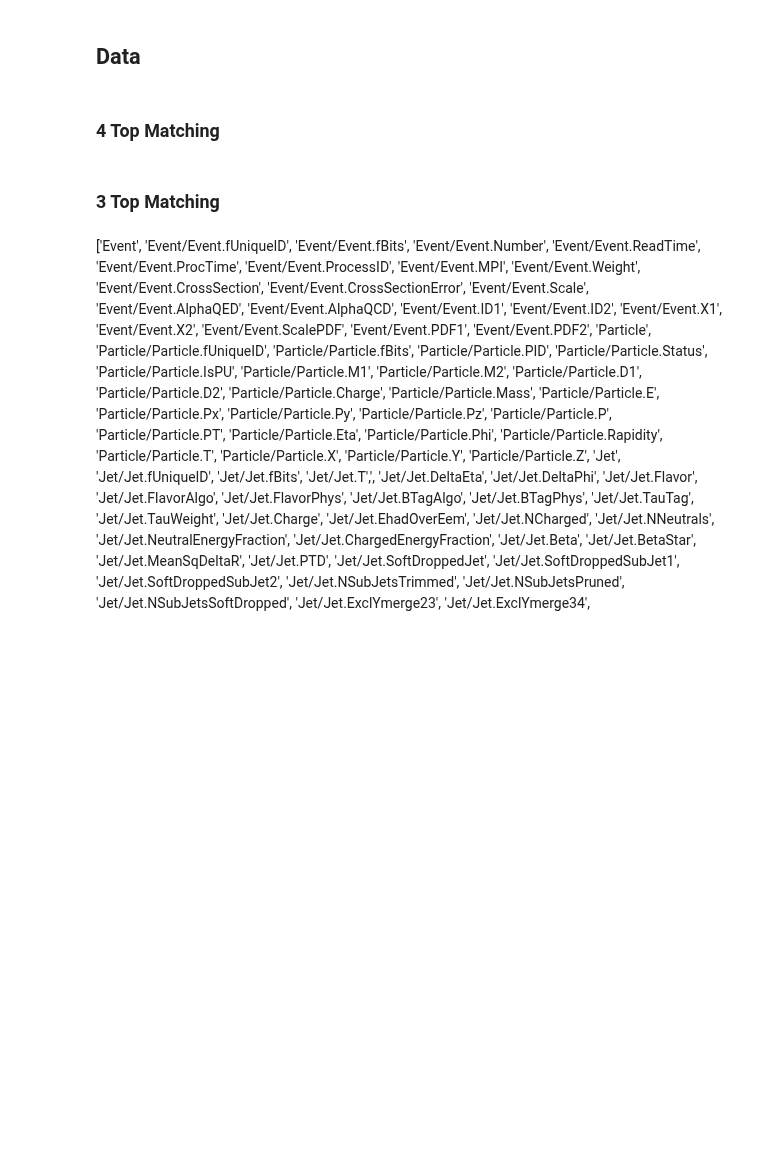
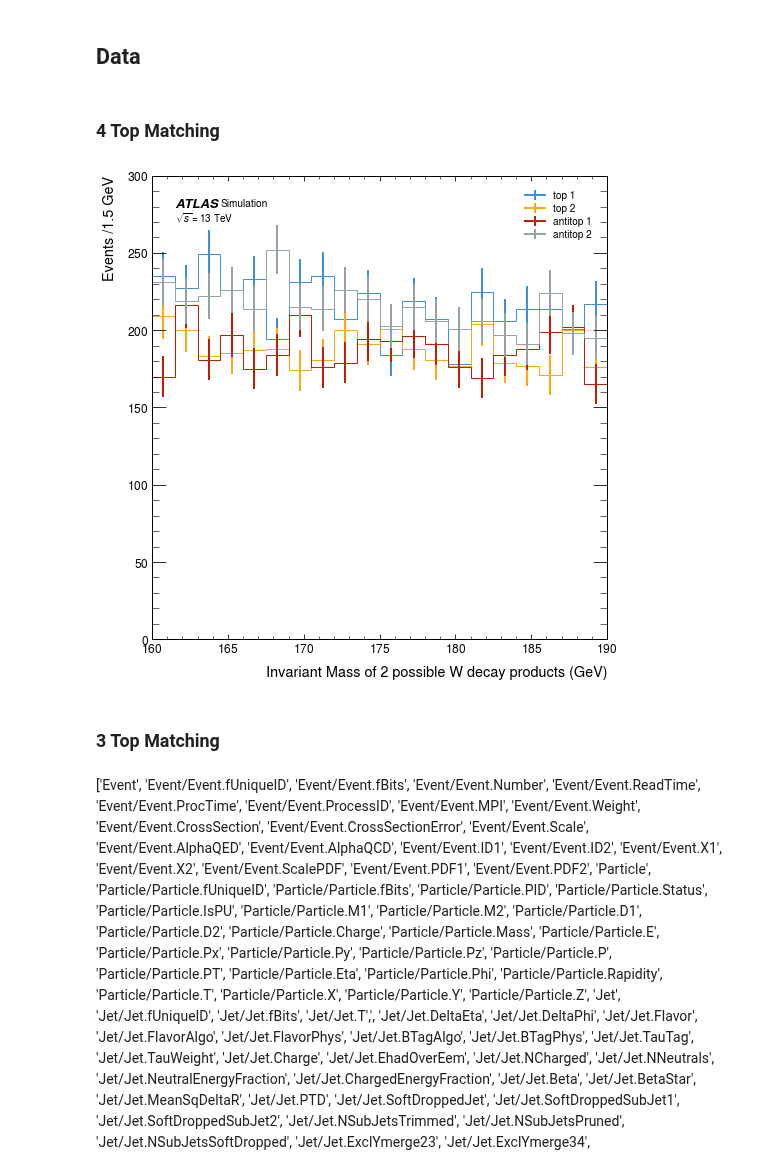
Before and after one commit to archiebrooks02/MPHYS-4Top, a Jupyter notebook: matching.ipynb, the cells around one changed output. Saved outputs shown, nothing was run; the diff lists cells and outputs as text; code cells hidden in the pictures; blank space fills up the shorter version.

Commit message:
Added comparison graphs

```diff
--- a/matching.ipynb
+++ b/matching.ipynb
@@ -31,7 +31,7 @@ def histogram(data, bins, data_label, axes, density=False, ratio=False, ratio_ax
         bin_width = bin_edges[1]-bin_edges[0]
         for i in range(len(data)):
             if type(data[i])!= 'numpy.ndarray':
-                data[i] = np.array(awkward.to_numpy(data[i]))
+                data[i] = np.array(ak.to_numpy(data[i]))
             hist = bh.Histogram(bh.axis.Regular(bins, global_min, global_max))
             hist.fill(data[i], weight=weight_array[i]) if weight_array is not None else hist.fill(data[i])
             norm_factor = np.sum(hist.counts() * np.diff(hist.axes[0].edges))
@@ -65,8 +65,8 @@ def histogram(data, bins, data_label, axes, density=False, ratio=False, ratio_ax
 
 def n_combinations(particles, n, dictionary, type):
     i = n
-    while len(particles[awkward.num(particles)>=i])!=0:
-        particles_i = particles[awkward.num(particles)==i]
+    while len(particles[ak.num(particles)>=i])!=0:
+        particles_i = particles[ak.num(particles)==i]
         if len(particles_i)==0:
             i+=1
             continue
@@ -77,10 +77,10 @@ def n_combinations(particles, n, dictionary, type):
 
 def truth_matching(reco, truth):
     id = np.tile(np.arange(1,len(truth[0])+1), (len(truth),1))
-    pairs_2d = awkward.cartesian({'reco':reco,'truth':truth})
-    id_pairs_2d = awkward.cartesian({'reco':reco,'id':id})
-    pairs_3d = awkward.unflatten(pairs_2d, len(truth[0]), axis=1)
-    id_pairs_3d = awkward.unflatten(id_pairs_2d, len(truth[0]), axis=1)
+    pairs_2d = ak.cartesian({'reco':reco,'truth':truth})
+    id_pairs_2d = ak.cartesian({'reco':reco,'id':id})
+    pairs_3d = ak.unflatten(pairs_2d, len(truth[0]), axis=1)
+    id_pairs_3d = ak.unflatten(id_pairs_2d, len(truth[0]), axis=1)
 
     deltars = pairs_3d['reco'].deltaR(pairs_3d['truth'])
     min_deltars = np.min(deltars, axis=2)
@@ -135,10 +135,10 @@ muons_eta_4t = events_4t_muons['Muon.Eta'][(events_4t_muons['Muon.PT']>15) & (ev
 muons_phi_4t = events_4t_muons['Muon.Phi'][(events_4t_muons['Muon.PT']>15) & (events_4t_muons['Muon.Eta']<2.5) & (events_4t_muons['Muon.Eta']>-2.5)]
 muons_mass_4t = events_4t_muons['Muon.Mass'][(events_4t_muons['Muon.PT']>15) & (events_4t_muons['Muon.Eta']<2.5) & (events_4t_muons['Muon.Eta']>-2.5)]
 
-reco_pt_4t = awkward.concatenate((jets_pt_4t,electrons_pt_4t,muons_pt_4t), axis=1)
-reco_eta_4t = awkward.concatenate((jets_eta_4t,electrons_eta_4t,muons_eta_4t), axis=1)
-reco_phi_4t = awkward.concatenate((jets_phi_4t,electrons_phi_4t,muons_phi_4t), axis=1)
-reco_mass_4t = awkward.concatenate((jets_mass_4t,electrons_mass_4t,muons_mass_4t), axis=1)
+reco_pt_4t = ak.concatenate((jets_pt_4t,electrons_pt_4t,muons_pt_4t), axis=1)
+reco_eta_4t = ak.concatenate((jets_eta_4t,electrons_eta_4t,muons_eta_4t), axis=1)
+reco_phi_4t = ak.concatenate((jets_phi_4t,electrons_phi_4t,muons_phi_4t), axis=1)
+reco_mass_4t = ak.concatenate((jets_mass_4t,electrons_mass_4t,muons_mass_4t), axis=1)
 
 truth_pt_4t = events_4t_truth['Particle.PT']
 truth_eta_4t = events_4t_truth['Particle.Eta']
@@ -175,3 +185,11 @@ antitop_2_4t = antitop_2_4t[awkward.num(antitop_2_4t, axis=2)!=0]
+# %%
+fig, ax = plt.subplots(nrows = 1, ncols = 1, figsize = (8,8))
+histogram([top_1_4t.m, top_2_4t.m, antitop_1_4t.m, antitop_2_4t.m], 20, ['top 1', 'top 2', 'antitop 1','antitop 2'], ax, density = False, x_units='GeV', set_range=(160,190))
+ax.set_xlabel(r'Invariant Mass of 2 possible W decay products (GeV)')
+plt.subplots_adjust(hspace=0.25)
+plt.show()
+# %% [output]
+[figure, added]
 # %% [markdown]
 ### 3 Top Matching
 # %% [markdown]
```
Also changed, not shown: parts of 41 cells of this notebook.
